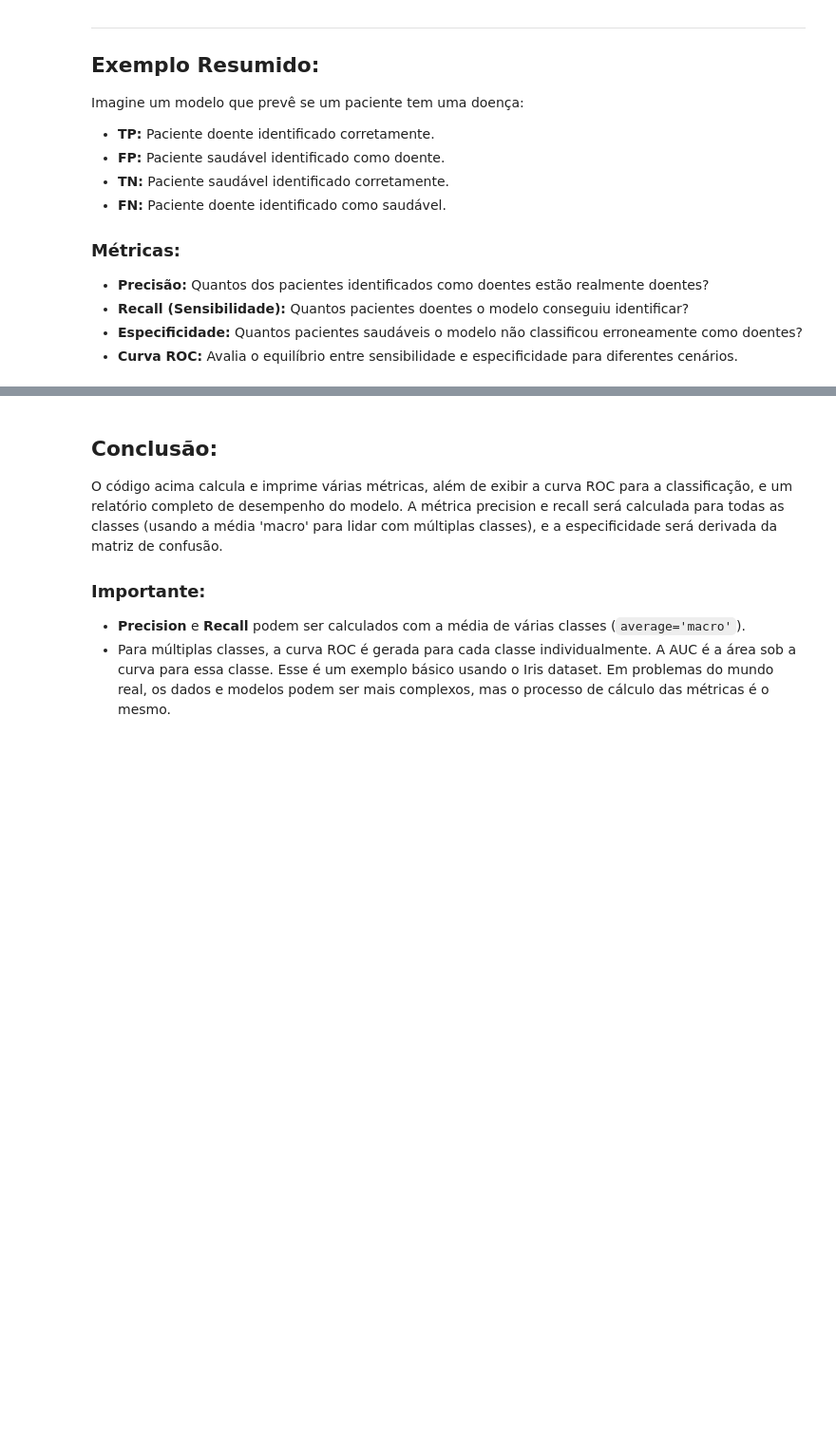
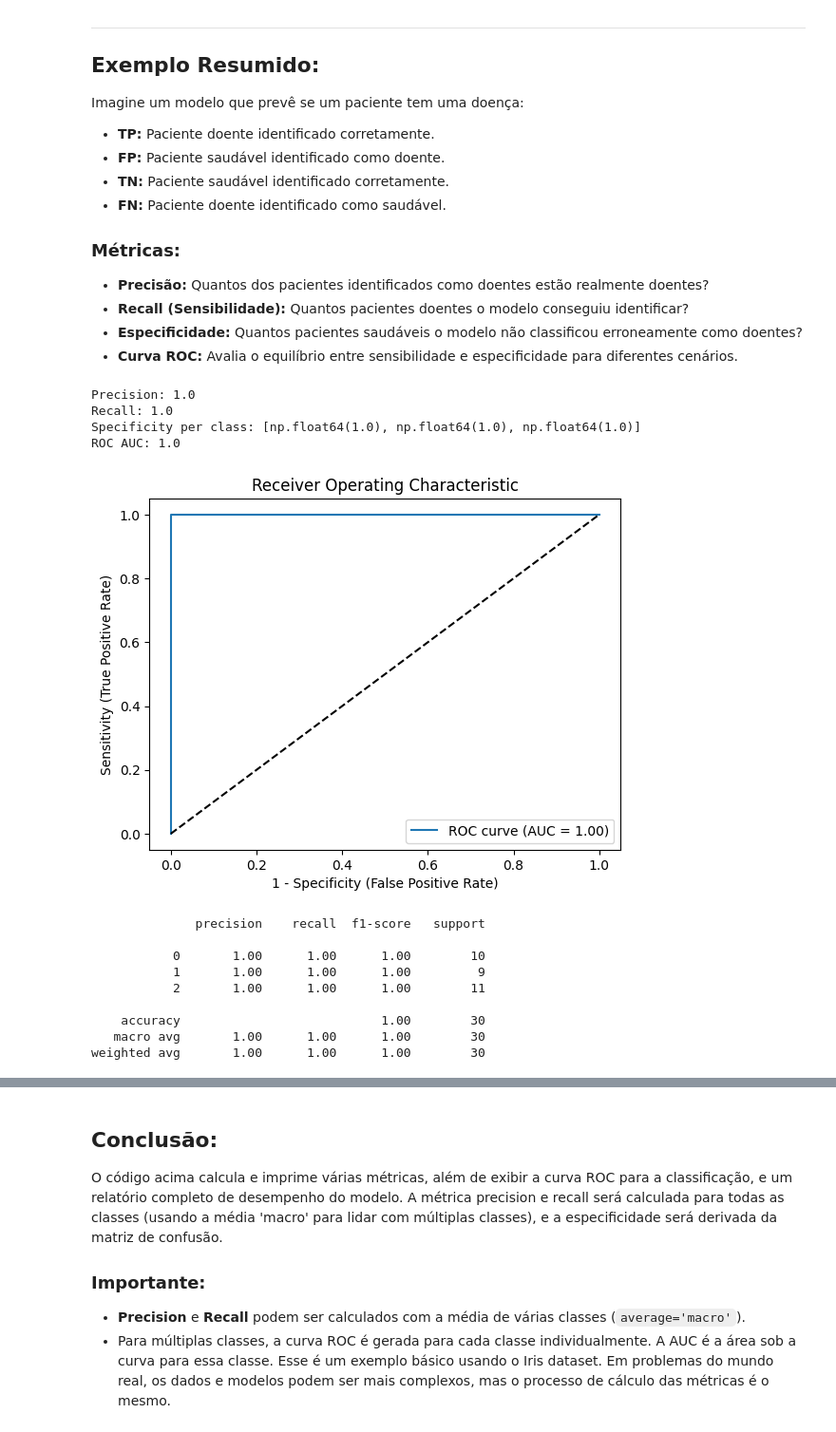
Before and after one commit to RafaelaAfferri/estudo_pf_machine_learnnig, a Jupyter notebook: Parametros.ipynb, the cells around one changed output, grey strips where cells are left out. Shown at 95% size. Saved outputs shown, nothing was run; the diff lists cells and outputs as text; code cells hidden in the pictures; blank space fills up the shorter version.

```diff
--- a/Parametros.ipynb
+++ b/Parametros.ipynb
@@ -103,33 +103,58 @@ model.fit(X_train, y_train)
 y_pred = model.predict(X_test)
 
 # Prevendo as probabilidades para a curva ROC
 y_score = model.predict_proba(X_test)[:, 1]
 
 precision = precision_score(y_test, y_pred, average='macro', zero_division=0)
 print("Precision:", precision)
 
 recall = recall_score(y_test, y_pred, average='macro', zero_division=0)
 print("Recall:", recall)
 
-tn, fp, fn, tp = confusion_matrix(y_test, y_pred).ravel()
-specificity = tn / (tn + fp)
-print("Specificity:", specificity)
+specificity_per_class = []
+for i in range(len(data.target_names)):  # Para cada classe
+    # Definir a classe atual como positiva e as outras como negativas
+    binary_y_test = (y_test == i).astype(int)
+    binary_y_pred = (y_pred == i).astype(int)
+
+    # Confusão binária para a classe atual
+    tn, fp, fn, tp = confusion_matrix(binary_y_test, binary_y_pred).ravel()
+    specificity = tn / (tn + fp) if (tn + fp) != 0 else 0
+    specificity_per_class.append(specificity)
+
+print("Specificity per class:", specificity_per_class)
+
 
 # Curva ROC para cada classe
 fpr, tpr, _ = roc_curve(y_test, model.predict_proba(X_test)[:, 1], pos_label=1)
 roc_auc = auc(fpr, tpr)
 print("ROC AUC:", roc_auc)
 
 # Plotando a curva ROC
 plt.figure()
 plt.plot(fpr, tpr, label=f'ROC curve (AUC = {roc_auc:.2f})')
 plt.plot([0, 1], [0, 1], 'k--')  # Linha diagonal para referência
 plt.xlabel('1 - Specificity (False Positive Rate)')
 plt.ylabel('Sensitivity (True Positive Rate)')
 plt.title('Receiver Operating Characteristic')
 plt.legend(loc="lower right")
 plt.show()
 
 # Relatório completo com várias métricas
 report = classification_report(y_test, y_pred)
 print(report)
+# %% [output]
+Precision: 1.0
+Recall: 1.0
+Specificity per class: [np.float64(1.0), np.float64(1.0), np.float64(1.0)]
+ROC AUC: 1.0
+[figure, added]
+              precision    recall  f1-score   support
+
+           0       1.00      1.00      1.00        10
+           1       1.00      1.00      1.00         9
+           2       1.00      1.00      1.00        11
+
+    accuracy                           1.00        30
+   macro avg       1.00      1.00      1.00        30
+weighted avg       1.00      1.00      1.00        30
```
Also changed, not shown: parts of 2 cells of this notebook, 2 other files.
